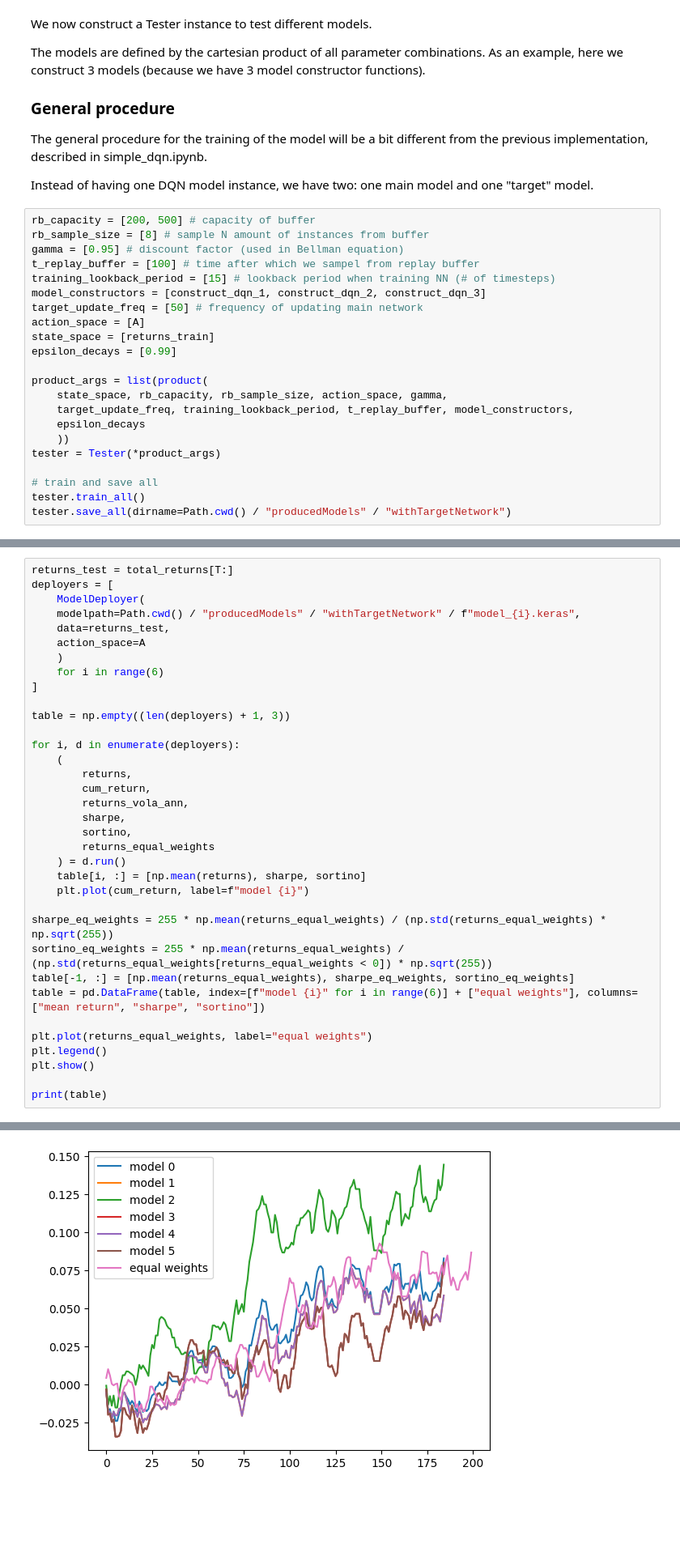
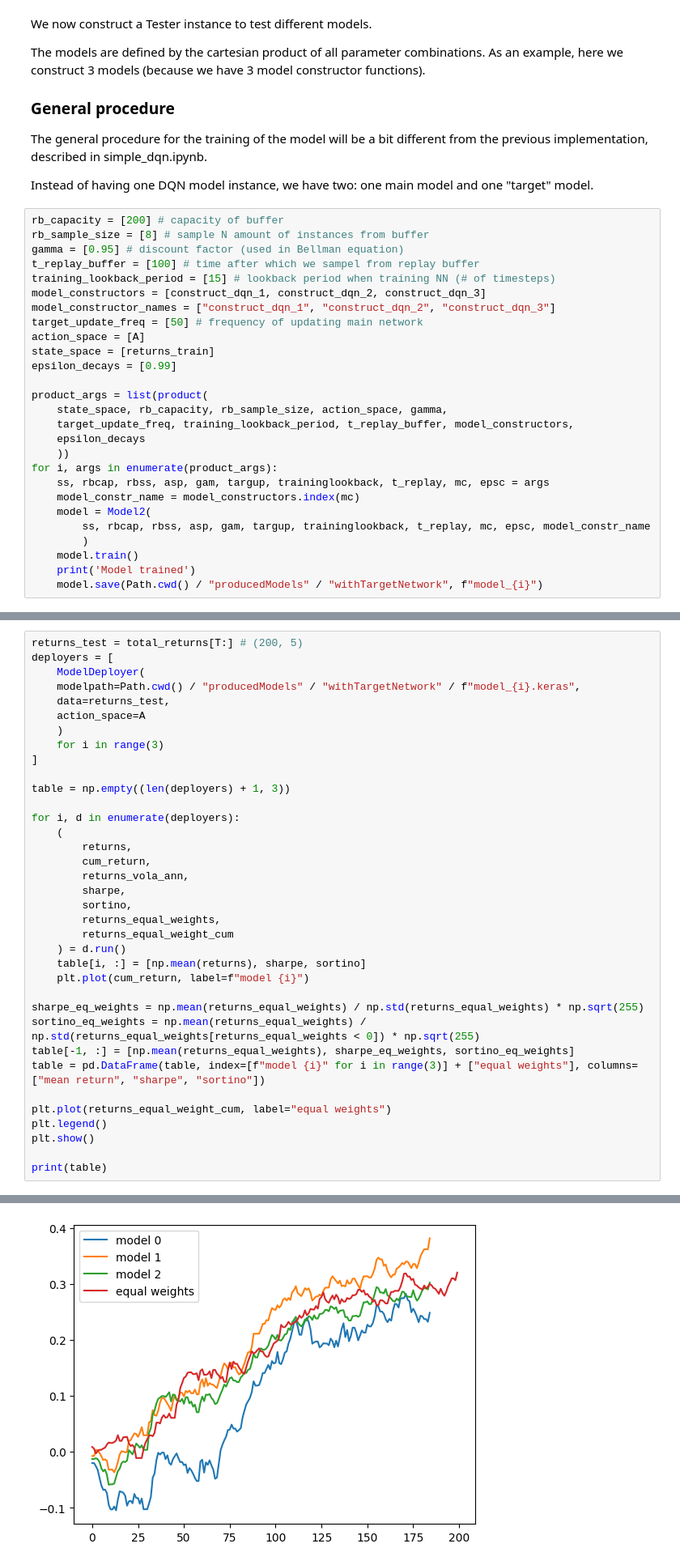
Before and after one commit to tobiasocula/Q-Learning-Implementations, a Jupyter notebook: using_target_network.ipynb, the cells around one changed output, grey strips where cells are left out. Shown at 81% size. Cells and saved outputs as stored; diff of their text form; blank space fills up the shorter version.

```diff
--- a/using_target_network.ipynb
+++ b/using_target_network.ipynb
@@ -161,12 +167,13 @@ The general procedure for the training of the model will be a bit different from
 
 Instead of having one DQN model instance, we have two: one main model and one "target" model.
 # %%
-rb_capacity = [200, 500] # capacity of buffer
+rb_capacity = [200] # capacity of buffer
 rb_sample_size = [8] # sample N amount of instances from buffer
 gamma = [0.95] # discount factor (used in Bellman equation)
 t_replay_buffer = [100] # time after which we sampel from replay buffer
 training_lookback_period = [15] # lookback period when training NN (# of timesteps)
 model_constructors = [construct_dqn_1, construct_dqn_2, construct_dqn_3]
+model_constructor_names = ["construct_dqn_1", "construct_dqn_2", "construct_dqn_3"]
 target_update_freq = [50] # frequency of updating main network
 action_space = [A]
 state_space = [returns_train]
@@ -177,9 +184,13 @@ product_args = list(product(
     target_update_freq, training_lookback_period, t_replay_buffer, model_constructors,
     epsilon_decays
     ))
-tester = Tester(*product_args)
-
-# train and save all
-tester.train_all()
-tester.save_all(dirname=Path.cwd() / "producedModels" / "withTargetNetwork")
+for i, args in enumerate(product_args):
+    ss, rbcap, rbss, asp, gam, targup, traininglookback, t_replay, mc, epsc = args
+    model_constr_name = model_constructors.index(mc)
+    model = Model2(
+        ss, rbcap, rbss, asp, gam, targup, traininglookback, t_replay, mc, epsc, model_constr_name
+        )
+    model.train()
+    print('Model trained')
+    model.save(Path.cwd() / "producedModels" / "withTargetNetwork", f"model_{i}")
 # %% [output]
@@ -187,12 +214,12 @@ KeyboardInterrupt:
 # %%
-returns_test = total_returns[T:]
+returns_test = total_returns[T:] # (200, 5)
 deployers = [
     ModelDeployer(
     modelpath=Path.cwd() / "producedModels" / "withTargetNetwork" / f"model_{i}.keras",
     data=returns_test,
     action_space=A
     )
-    for i in range(6)
+    for i in range(3)
 ]
 
 table = np.empty((len(deployers) + 1, 3))
@@ -204,17 +231,18 @@ for i, d in enumerate(deployers):
         returns_vola_ann,
         sharpe,
         sortino,
-        returns_equal_weights
+        returns_equal_weights,
+        returns_equal_weight_cum
     ) = d.run()
     table[i, :] = [np.mean(returns), sharpe, sortino]
     plt.plot(cum_return, label=f"model {i}")
 
-sharpe_eq_weights = 255 * np.mean(returns_equal_weights) / (np.std(returns_equal_weights) * np.sqrt(255))
-sortino_eq_weights = 255 * np.mean(returns_equal_weights) / (np.std(returns_equal_weights[returns_equal_weights < 0]) * np.sqrt(255))
+sharpe_eq_weights = np.mean(returns_equal_weights) / np.std(returns_equal_weights) * np.sqrt(255)
+sortino_eq_weights = np.mean(returns_equal_weights) / np.std(returns_equal_weights[returns_equal_weights < 0]) * np.sqrt(255)
 table[-1, :] = [np.mean(returns_equal_weights), sharpe_eq_weights, sortino_eq_weights]
-table = pd.DataFrame(table, index=[f"model {i}" for i in range(6)] + ["equal weights"], columns=["mean return", "sharpe", "sortino"])
+table = pd.DataFrame(table, index=[f"model {i}" for i in range(3)] + ["equal weights"], columns=["mean return", "sharpe", "sortino"])
 
-plt.plot(returns_equal_weights, label="equal weights")
+plt.plot(returns_equal_weight_cum, label="equal weights")
 plt.legend()
 plt.show()
 
@@ -240 +268 @@ print(table)
-[figure, old version]
+[figure, new version]
```
Also changed, not shown: parts of 4 cells of this notebook, 14 other files.
